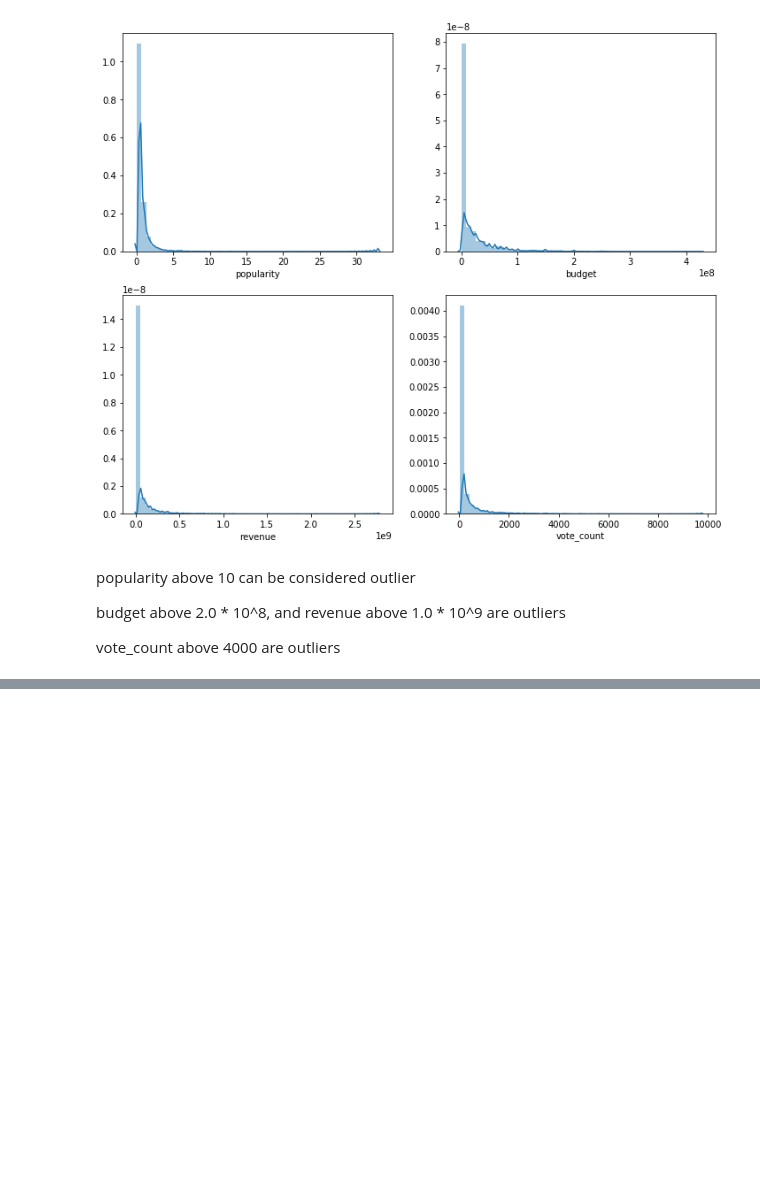
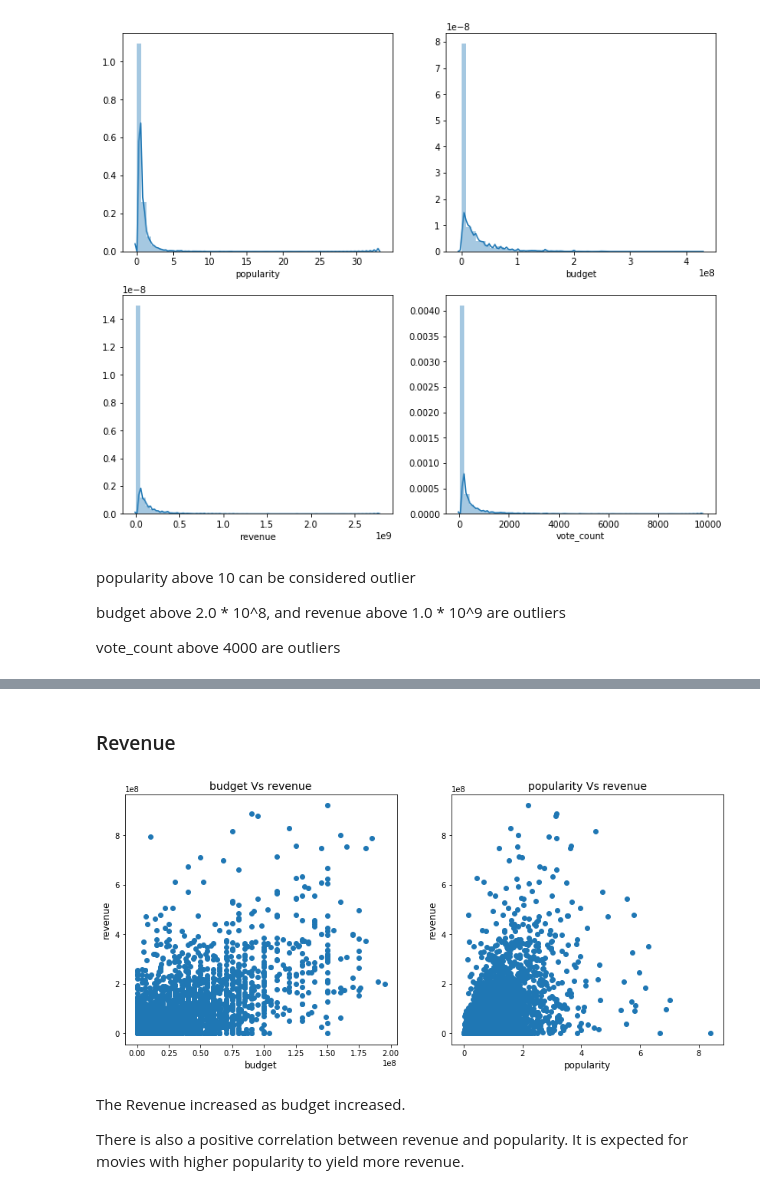
Before and after one commit to Godsfavour1/tmdb_movies_data_investigation, a Jupyter notebook: movies_data.ipynb, the cells around one changed output, grey strips where cells are left out. Cells and saved outputs as stored; diff of their text form; code cells hidden in the pictures; blank space fills up the shorter version.

Commit message:
data exploration

```diff
--- a/movies_data.ipynb
+++ b/movies_data.ipynb
@@ -221,0 +261,31 @@ movie_df.describe()
+# %% [markdown]
+### Revenue
+# %%
+#scatter plot function
+def scatter_plot(x,y):
+    plt.scatter(data = movie_df, x = x, y = y)
+    plt.xlabel(x, fontsize = 12)
+    plt.ylabel(y, fontsize = 12)
+    plt.title('{} Vs {}'.format(x,y), fontsize = 14)
+
+#rolling averages function
+def rolling_avg(y):
+    yr = movie_df.groupby('release_year')[y].mean()
+    yr.rolling(window = 5).mean().plot()
+    plt.ylabel('average {}'.format(y))
+    plt.title('Change in {} with release_year'.format(y))
+# %%
+plt.figure(figsize = (14,6))
+
+plt.subplot(1,2,1)
+scatter_plot('budget', 'revenue')
+
+
+plt.subplot(1,2,2)
+scatter_plot('popularity', 'revenue');
+# %% [output]
+[figure, added]
+# %% [markdown]
+The Revenue increased as budget increased.
+
+There is also a positive correlation between revenue and popularity. It is expected for movies with higher popularity to yield more revenue.
```
Also changed, not shown: parts of 18 cells of this notebook.
